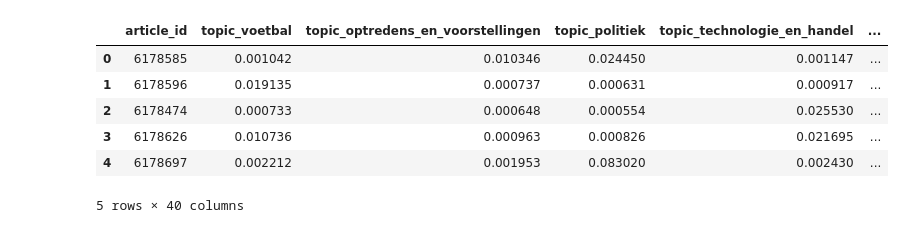
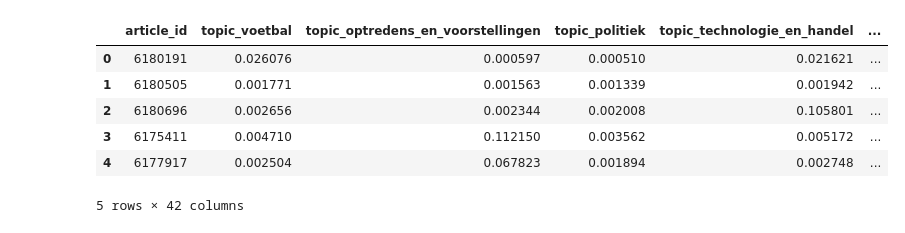
Before and after one commit to Olu93/work_beyond_clicks, a Jupyter notebook: example_jupyter_notebook.ipynb, the cells around one changed output. Cells and saved outputs as stored; diff of their text form; code cells hidden in the pictures.

```diff
--- a/example_jupyter_notebook.ipynb
+++ b/example_jupyter_notebook.ipynb
@@ -24,7 +40,7 @@ reduced_views.csv
 # %%
 DATA_FOLDER = "preflight"
 # %%
-ddf = pd.read_csv(f'data_dpg_testdata/{DATA_FOLDER}/reduced_views.csv', dtype={'GEO_ZIPCODE': object,
+ddf_views = dd.read_csv(f'data_dpg_testdata/{DATA_FOLDER}/reduced_views.csv', dtype={'GEO_ZIPCODE': object,
        'REFR_MEDIUM': object, 'IS_LOGGED_IN': object, 'file_name': object,
 "privacy_advertising":int,
 "privacy_analytics":int,
@@ -37,8 +53,18 @@ ddf = pd.read_csv(f'data_dpg_testdata/{DATA_FOLDER}/reduced_views.csv', dtype={'
 "privacy_target_advertising":int,
 
        })
-ddf["DERIVED_TSTAMP"] = pd.to_datetime(ddf["DERIVED_TSTAMP"])
-ddf["hour"] = ddf["DERIVED_TSTAMP"].dt.hour
-ddf.tail()
+ddf_views["DERIVED_TSTAMP"] = dd.to_datetime(ddf_views["DERIVED_TSTAMP"])
+ddf_views["hour"] = ddf_views["DERIVED_TSTAMP"].dt.hour
+ddf_views["weekday"] = ddf_views["DERIVED_TSTAMP"].dt.weekday
+ddf_views["dayofmonth"] = ddf_views["DERIVED_TSTAMP"].dt.day
+ddf_views["month"] = ddf_views["DERIVED_TSTAMP"].dt.month
+ddf_views = ddf_views.replace("nu.web.advertorial", "nu.web")
+device_counts = ddf_views["APP_ID"].value_counts().compute()
+sample_amount = device_counts.min()
+unique_devices = device_counts.index.unique()
+columns_privacy = ddf_views.columns[ddf_views.columns.str.startswith("privacy_")].values
+columns_time = ["hour", "weekday", "dayofmonth", "month"]
+ddf_views = ddf_views.groupby('APP_ID').apply(lambda df: df.sample(20000), meta=ddf_views.partitions[0]).reset_index(drop=True)
+ddf_views.tail()
 # %% [output]
 |  | APP_ID | ARTICLE_ID | DERIVED_TSTAMP | GEO_CITY | GEO_COUNTRY | GEO_ZIPCODE | REFR_MEDIUM | REFR_URLHOST | ... |
@@ -202,6 +190,13 @@ plt.show()
 # %%
-ddf_topics = pd.read_csv(f'data_dpg_testdata/{DATA_FOLDER_ARTICLES}/reduced_articles_df_fixed_set_topics.csv', dtype={'sub_section': 'object',
-       'url': 'object'})
+from scipy.stats import entropy
+
+ddf_topics = dd.read_csv(f'data_dpg_testdata/{DATA_FOLDER_ARTICLES}/reduced_articles_df_fixed_set_topics.csv', dtype={'sub_section': 'object',
+       'url': 'object'},)
+topic_columns = ddf_topics.columns[ddf_topics.columns.str.startswith("topic_")].values
+
+ddf_topics = ddf_topics.reset_index().set_index('index')
+ddf_topics = ddf_topics.assign(article_topic_entropy = dd.from_array(entropy(ddf_topics[topic_columns], axis=1)))
+ddf_topics = ddf_topics.assign(argmax_topic = dd.from_array(ddf_topics[topic_columns].idxmax(axis=1).compute().values))
 ddf_topics.head()
 # %% [output]
 |  | article_id | topic_voetbal | topic_optredens_en_voorstellingen | topic_politiek | topic_technologie_en_handel | ... |
@@ -214,11 +210,14 @@ ddf_topics.head()
 # %%
-ddf_topics_merged = ddf_topics.merge(ddf[["ARTICLE_ID", "APP_ID"]], left_on='article_id', right_on='ARTICLE_ID')
-ddf_topics_merged.head()
+ddf_topics_merged = ddf_topics.merge(ddf_views[["ARTICLE_ID", "APP_ID"]], how="inner", left_on='article_id', right_on='ARTICLE_ID')
+# ddf_topics_merged = ddf_topics_merged.reset_index().set_index('index')
+# ddf_topics_merged = ddf_topics_merged.assign(argmax_topic = pd.from_array(ddf_topics_merged[topic_columns].idxmax(axis=1).compute().values))
+# ddf_topics_merged = ddf_topics_merged.reset_index(drop=True).reset_index()
+display(ddf_topics_merged.head())
 # %% [output]
 |  | article_id | topic_voetbal | topic_optredens_en_voorstellingen | topic_politiek | topic_technologie_en_handel | ... |
-| 0 | 6178585 | 0.001042 | 0.010346 | 0.024450 | 0.001147 | ... |
-| 1 | 6178596 | 0.019135 | 0.000737 | 0.000631 | 0.000917 | ... |
-| 2 | 6178474 | 0.000733 | 0.000648 | 0.000554 | 0.025530 | ... |
-| 3 | 6178626 | 0.010736 | 0.000963 | 0.000826 | 0.021695 | ... |
-| 4 | 6178697 | 0.002212 | 0.001953 | 0.083020 | 0.002430 | ... |
+| 0 | 6180191 | 0.026076 | 0.000597 | 0.000510 | 0.021621 | ... |
+| 1 | 6180505 | 0.001771 | 0.001563 | 0.001339 | 0.001942 | ... |
+| 2 | 6180696 | 0.002656 | 0.002344 | 0.002008 | 0.105801 | ... |
+| 3 | 6175411 | 0.004710 | 0.112150 | 0.003562 | 0.005172 | ... |
+| 4 | 6177917 | 0.002504 | 0.067823 | 0.001894 | 0.002748 | ... |
-5 rows × 40 columns
+5 rows × 42 columns
```
Also changed, not shown: parts of 52 cells of this notebook, 4 other files.
